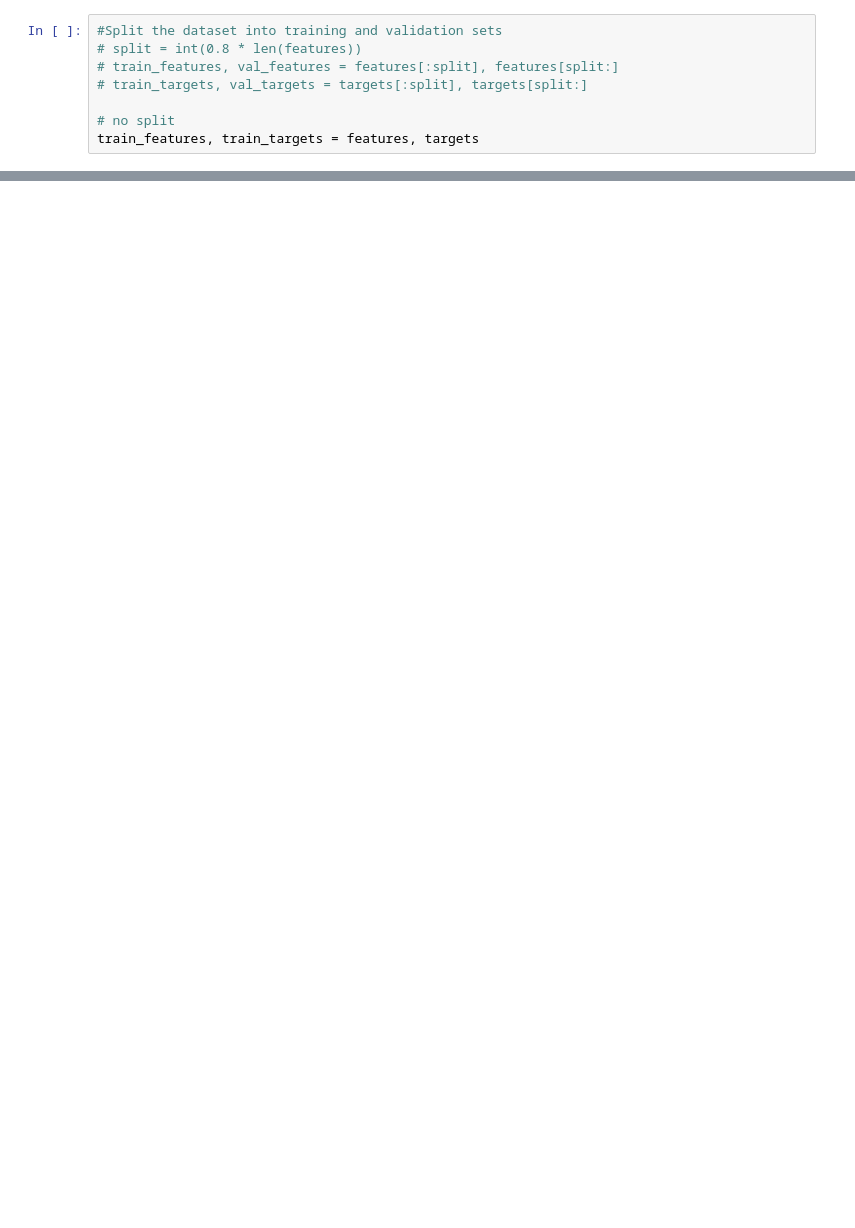
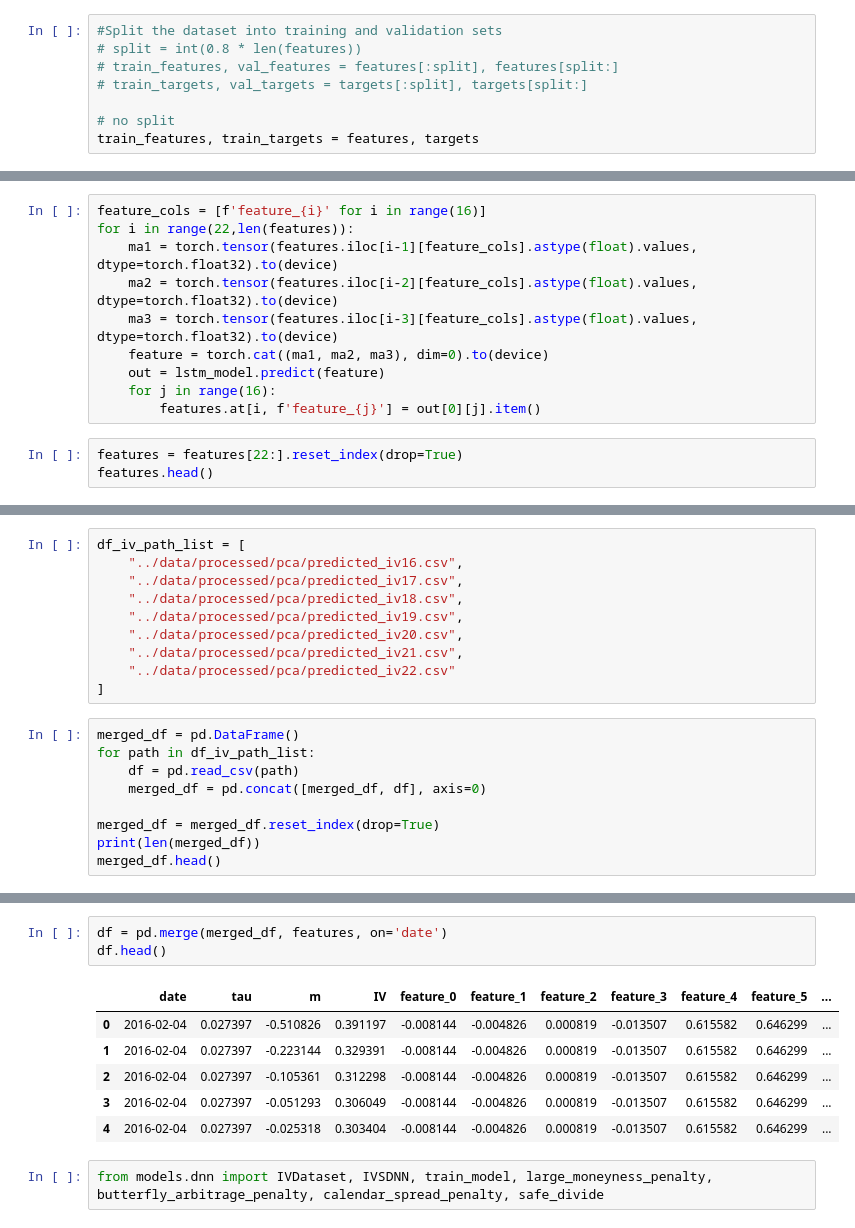
Before and after one commit to shankerabhigyan/IVS_modelling, a Jupyter notebook: baseline/pipeline_vae_dnn.ipynb, the cells around one changed output, grey strips where cells are left out. Cells and saved outputs as stored; diff of their text form; blank space fills up the shorter version.

```diff
--- a/baseline/pipeline_vae_dnn.ipynb
+++ b/baseline/pipeline_vae_dnn.ipynb
@@ -114,0 +115,13 @@ Target: tensor([nan, nan, nan, nan, nan, nan, nan, nan, nan, nan, nan, nan, nan,
+# %%
+feature_cols = [f'feature_{i}' for i in range(16)]
+for i in range(22,len(features)):
+    ma1 = torch.tensor(features.iloc[i-1][feature_cols].astype(float).values, dtype=torch.float32).to(device)
+    ma2 = torch.tensor(features.iloc[i-2][feature_cols].astype(float).values, dtype=torch.float32).to(device)
+    ma3 = torch.tensor(features.iloc[i-3][feature_cols].astype(float).values, dtype=torch.float32).to(device)
+    feature = torch.cat((ma1, ma2, ma3), dim=0).to(device)
+    out = lstm_model.predict(feature)
+    for j in range(16):
+        features.at[i, f'feature_{j}'] = out[0][j].item()
+# %%
+features = features[22:].reset_index(drop=True)
+features.head()
@@ -114,0 +135,19 @@ Target: tensor([nan, nan, nan, nan, nan, nan, nan, nan, nan, nan, nan, nan, nan,
+# %%
+df_iv_path_list = [
+    "../data/processed/pca/predicted_iv16.csv",
+    "../data/processed/pca/predicted_iv17.csv",
+    "../data/processed/pca/predicted_iv18.csv",
+    "../data/processed/pca/predicted_iv19.csv",
+    "../data/processed/pca/predicted_iv20.csv",
+    "../data/processed/pca/predicted_iv21.csv",
+    "../data/processed/pca/predicted_iv22.csv"
+]
+# %%
+merged_df = pd.DataFrame()
+for path in df_iv_path_list:
+    df = pd.read_csv(path)
+    merged_df = pd.concat([merged_df, df], axis=0)
+
+merged_df = merged_df.reset_index(drop=True)
+print(len(merged_df))
+merged_df.head()
@@ -114,0 +162,12 @@ Target: tensor([nan, nan, nan, nan, nan, nan, nan, nan, nan, nan, nan, nan, nan,
+# %%
+df = pd.merge(merged_df, features, on='date')
+df.head()
+# %% [output]
+|  | date | tau | m | IV | feature_0 | feature_1 | feature_2 | feature_3 | feature_4 | feature_5 | ... |
+| 0 | 2016-02-04 | 0.027397 | -0.510826 | 0.391197 | -0.008144 | -0.004826 | 0.000819 | -0.013507 | 0.615582 | 0.646299 | ... |
+| 1 | 2016-02-04 | 0.027397 | -0.223144 | 0.329391 | -0.008144 | -0.004826 | 0.000819 | -0.013507 | 0.615582 | 0.646299 | ... |
+| 2 | 2016-02-04 | 0.027397 | -0.105361 | 0.312298 | -0.008144 | -0.004826 | 0.000819 | -0.013507 | 0.615582 | 0.646299 | ... |
+| 3 | 2016-02-04 | 0.027397 | -0.051293 | 0.306049 | -0.008144 | -0.004826 | 0.000819 | -0.013507 | 0.615582 | 0.646299 | ... |
+| 4 | 2016-02-04 | 0.027397 | -0.025318 | 0.303404 | -0.008144 | -0.004826 | 0.000819 | -0.013507 | 0.615582 | 0.646299 | ... |
+# %%
+from models.dnn import IVDataset, IVSDNN, train_model, large_moneyness_penalty, butterfly_arbitrage_penalty, calendar_spread_penalty, safe_divide
```
Also changed, not shown: parts of 25 cells of this notebook, 4 other files.
